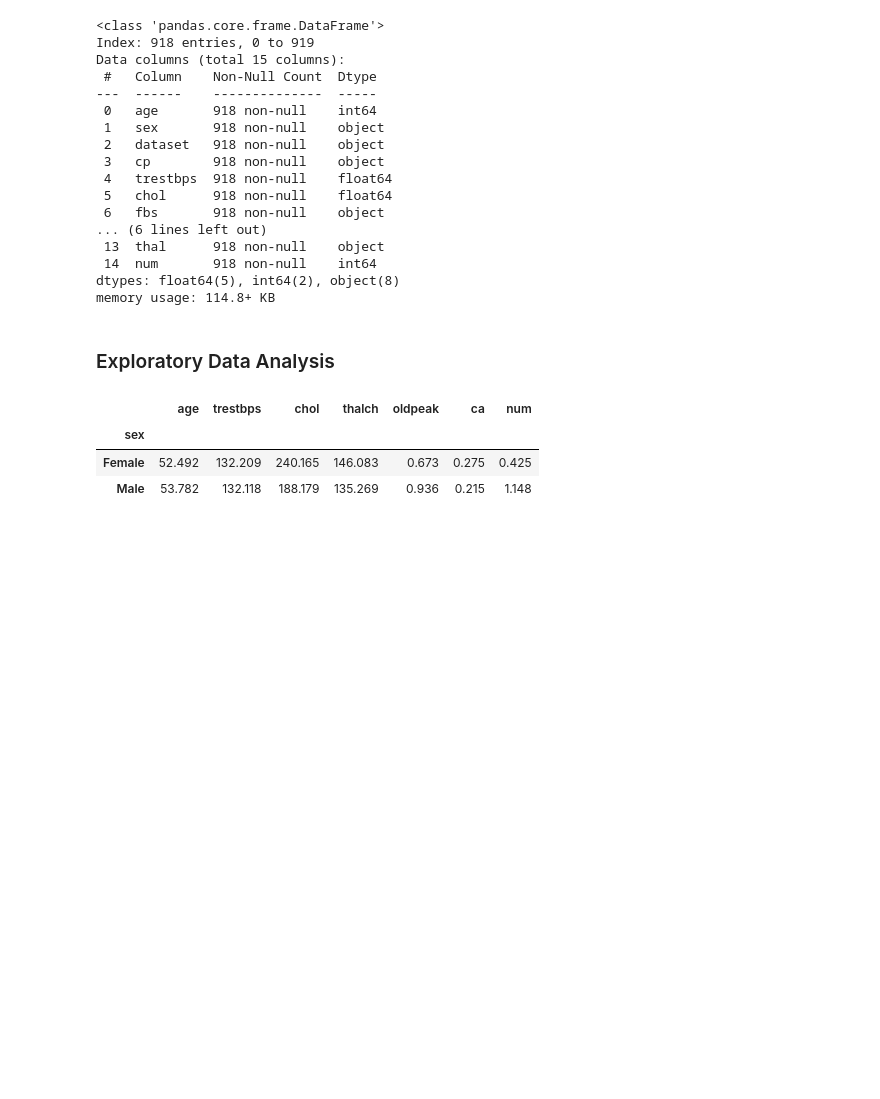
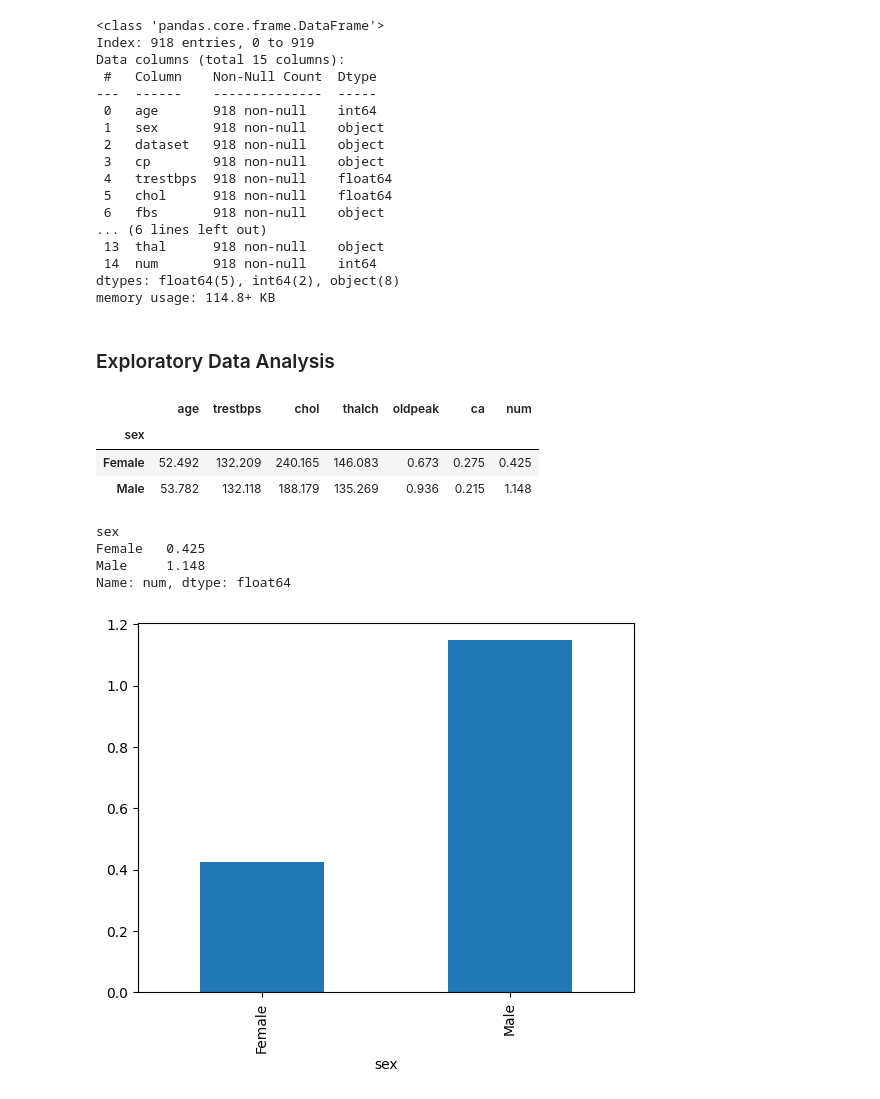
Before and after one commit to JiyaG143/pfsinterns, a Jupyter notebook: deepnote/Email_Spam_Detection_Project/Heart Disease Prediction.ipynb, the cells around one changed output. Saved outputs shown, nothing was run; the diff lists cells and outputs as text; code cells hidden in the pictures; blank space fills up the shorter version.

```diff
--- a/deepnote/Email_Spam_Detection_Project/Heart Disease Prediction.ipynb
+++ b/deepnote/Email_Spam_Detection_Project/Heart Disease Prediction.ipynb
@@ -224,6 +224,18 @@ df.groupby('sex').mean(numeric_only=True)
 | sex |  |  |  |  |  |  |  |
 | Female | 52.492 | 132.209 | 240.165 | 146.083 | 0.673 | 0.275 | 0.425 |
 | Male | 53.782 | 132.118 | 188.179 | 135.269 | 0.936 | 0.215 | 1.148 |
+# %%
+df.groupby('sex')['num'].mean()
+# %% [output]
+sex
+Female   0.425
+Male     1.148
+Name: num, dtype: float64
+# %%
+df.groupby('sex')['num'].mean().plot(kind='bar')
+plt.show()
+# %% [output]
+[figure, added]
 # %% [markdown]
 <a style='text-decoration:none;line-height:16px;display:flex;color:#5B5B62;padding:10px;justify-content:end;' href='https://deepnote.com?utm_source=created-in-deepnote-cell&projectId=0e222dd4-00a3-4786-aa8b-a269f7a7f431' target="_blank">
 <img alt='Created in deepnote.com' style='display:inline;max-height:16px;margin:0px;margin-right:7.5px;' src='embedded-picture-1' > </img>
```
